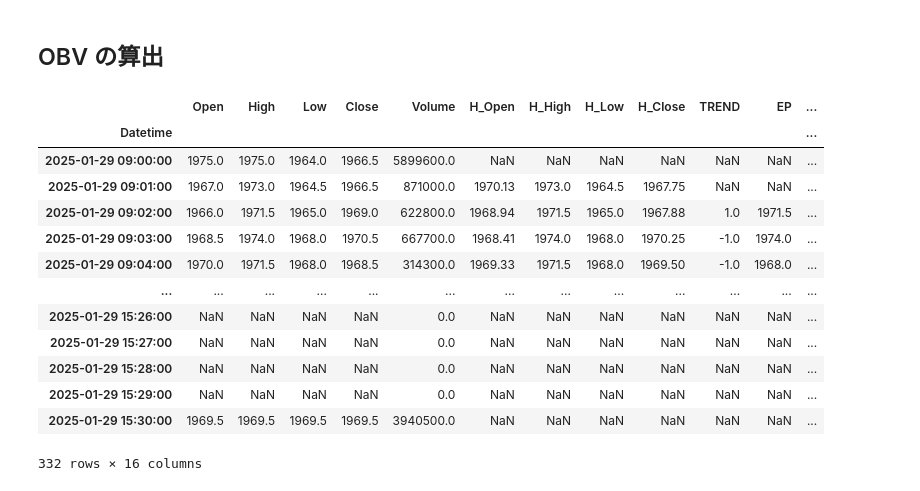
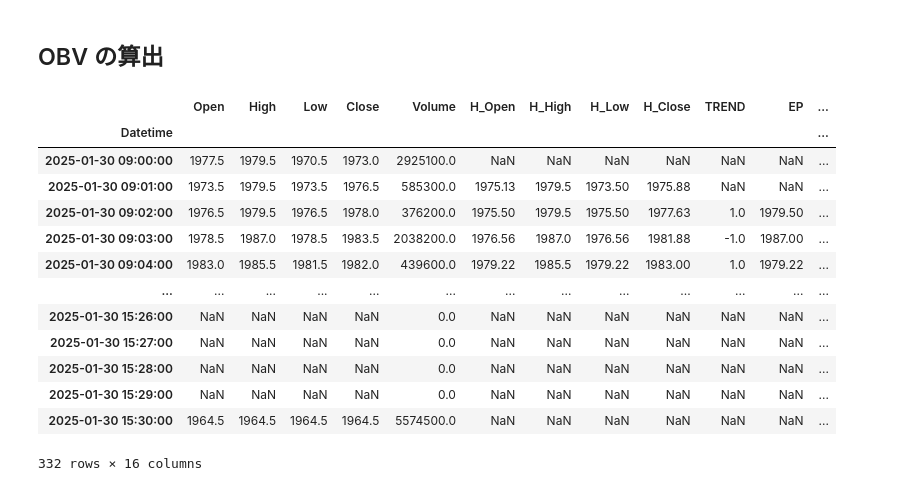
Before and after one commit to bitwalk123/day_trade_simulator, a Jupyter notebook: study_007_psar_obv.ipynb, the cells around one changed output. Cells and saved outputs as stored; diff of their text form; code cells hidden in the pictures.

```diff
--- a/study_007_psar_obv.ipynb
+++ b/study_007_psar_obv.ipynb
@@ -18,7 +19,7 @@ from func.tide import get_range_xaxis
 # %%
 interval = '1m'
 code = '8306'
-dateStr = '20250129'
+dateStr = '20250130'
 # %% [markdown]
 ### OHLC データの読み込み
 # %%
@@ -84,45 +153,45 @@ print(td)
 # %%
 df_ohlc['OBV'] = np.nan
 
 dt_1h1 = pd.to_datetime('%s 9:01:00' % dateStr)
 dt_1h2 = pd.to_datetime('%s 11:30:00' % dateStr)
 dt_2h1 = pd.to_datetime('%s 12:30:00' % dateStr)
 dt_2h2 = pd.to_datetime('%s 15:24:00' % dateStr)
 
 obv_started = False
 for t, c, v in zip(df_ohlc.index, df_ohlc['Close'], df_ohlc['Volume']):
     if (dt_1h1 <= t <= dt_1h2) or (dt_2h1 <= t <= dt_2h2):
         if obv_started:
             if c_prev < c:
                 obv += v / scale
             elif c < c_prev:
                 obv -= v / scale
         else:
             scale = v
-            obv = v / scale
+            obv = 0
             obv_started = True
 
         df_ohlc.at[t, 'OBV'] = obv
         c_prev = c
 
     if t == dt_1h2:
         obv_started = False
 
 df_ohlc
 # %% [output]
 |  | Open | High | Low | Close | Volume | H_Open | H_High | H_Low | H_Close | TREND | EP | ... |
 | Datetime |  |  |  |  |  |  |  |  |  |  |  | ... |
-| 2025-01-29 09:00:00 | 1975.0 | 1975.0 | 1964.0 | 1966.5 | 5899600.0 | NaN | NaN | NaN | NaN | NaN | NaN | ... |
-| 2025-01-29 09:01:00 | 1967.0 | 1973.0 | 1964.5 | 1966.5 | 871000.0 | 1970.13 | 1973.0 | 1964.5 | 1967.75 | NaN | NaN | ... |
-| 2025-01-29 09:02:00 | 1966.0 | 1971.5 | 1965.0 | 1969.0 | 622800.0 | 1968.94 | 1971.5 | 1965.0 | 1967.88 | 1.0 | 1971.5 | ... |
-| 2025-01-29 09:03:00 | 1968.5 | 1974.0 | 1968.0 | 1970.5 | 667700.0 | 1968.41 | 1974.0 | 1968.0 | 1970.25 | -1.0 | 1974.0 | ... |
-| 2025-01-29 09:04:00 | 1970.0 | 1971.5 | 1968.0 | 1968.5 | 314300.0 | 1969.33 | 1971.5 | 1968.0 | 1969.50 | -1.0 | 1968.0 | ... |
+| 2025-01-30 09:00:00 | 1977.5 | 1979.5 | 1970.5 | 1973.0 | 2925100.0 | NaN | NaN | NaN | NaN | NaN | NaN | ... |
+| 2025-01-30 09:01:00 | 1973.5 | 1979.5 | 1973.5 | 1976.5 | 585300.0 | 1975.13 | 1979.5 | 1973.50 | 1975.88 | NaN | NaN | ... |
+| 2025-01-30 09:02:00 | 1976.5 | 1979.5 | 1976.5 | 1978.0 | 376200.0 | 1975.50 | 1979.5 | 1975.50 | 1977.63 | 1.0 | 1979.50 | ... |
+| 2025-01-30 09:03:00 | 1978.5 | 1987.0 | 1978.5 | 1983.5 | 2038200.0 | 1976.56 | 1987.0 | 1976.56 | 1981.88 | -1.0 | 1987.00 | ... |
+| 2025-01-30 09:04:00 | 1983.0 | 1985.5 | 1981.5 | 1982.0 | 439600.0 | 1979.22 | 1985.5 | 1979.22 | 1983.00 | 1.0 | 1979.22 | ... |
 | ... | ... | ... | ... | ... | ... | ... | ... | ... | ... | ... | ... | ... |
-| 2025-01-29 15:26:00 | NaN | NaN | NaN | NaN | 0.0 | NaN | NaN | NaN | NaN | NaN | NaN | ... |
-| 2025-01-29 15:27:00 | NaN | NaN | NaN | NaN | 0.0 | NaN | NaN | NaN | NaN | NaN | NaN | ... |
-| 2025-01-29 15:28:00 | NaN | NaN | NaN | NaN | 0.0 | NaN | NaN | NaN | NaN | NaN | NaN | ... |
-| 2025-01-29 15:29:00 | NaN | NaN | NaN | NaN | 0.0 | NaN | NaN | NaN | NaN | NaN | NaN | ... |
-| 2025-01-29 15:30:00 | 1969.5 | 1969.5 | 1969.5 | 1969.5 | 3940500.0 | NaN | NaN | NaN | NaN | NaN | NaN | ... |
+| 2025-01-30 15:26:00 | NaN | NaN | NaN | NaN | 0.0 | NaN | NaN | NaN | NaN | NaN | NaN | ... |
+| 2025-01-30 15:27:00 | NaN | NaN | NaN | NaN | 0.0 | NaN | NaN | NaN | NaN | NaN | NaN | ... |
+| 2025-01-30 15:28:00 | NaN | NaN | NaN | NaN | 0.0 | NaN | NaN | NaN | NaN | NaN | NaN | ... |
+| 2025-01-30 15:29:00 | NaN | NaN | NaN | NaN | 0.0 | NaN | NaN | NaN | NaN | NaN | NaN | ... |
+| 2025-01-30 15:30:00 | 1964.5 | 1964.5 | 1964.5 | 1964.5 | 5574500.0 | NaN | NaN | NaN | NaN | NaN | NaN | ... |
 332 rows × 16 columns
 # %%
 FONT_PATH = 'fonts/RictyDiminished-Regular.ttf'
```
Also changed, not shown: parts of 6 cells of this notebook, 2 other files.
